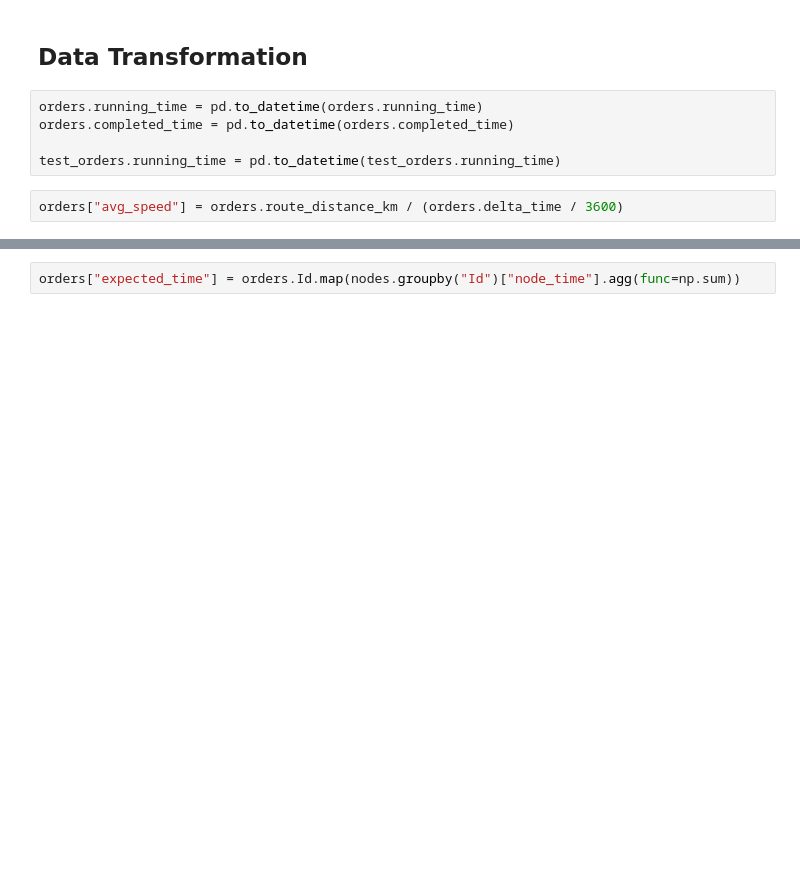
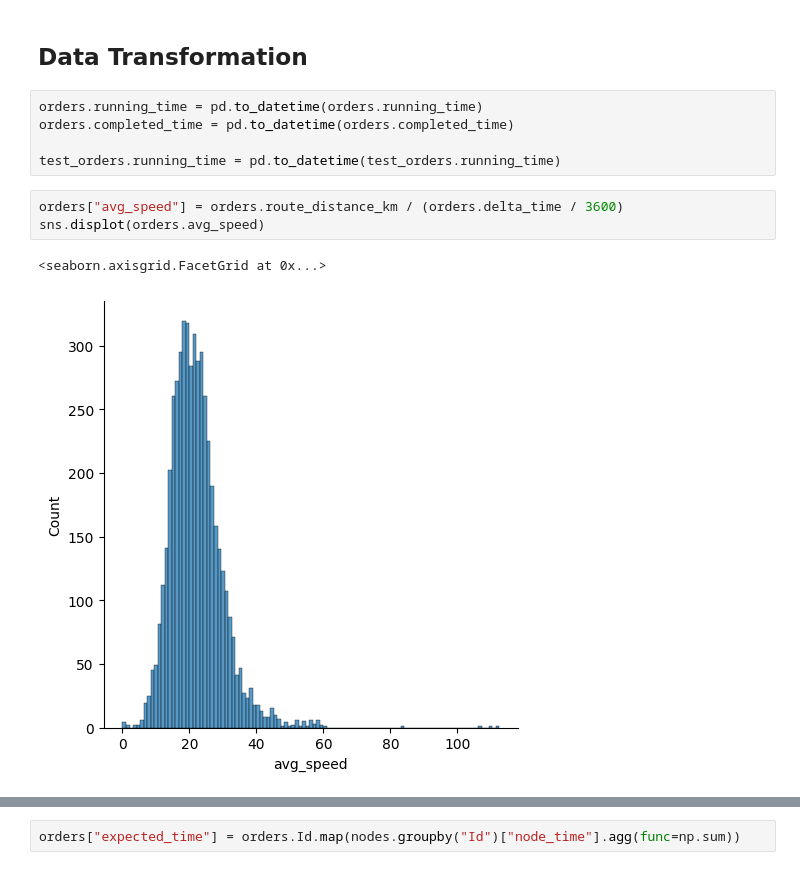
Before and after one commit to SlivoviyBarsik/INT20H-lazy_lizard, a Jupyter notebook: analysis.ipynb, the cells around one changed output, grey strips where cells are left out. Cells and saved outputs as stored; diff of their text form; blank space fills up the shorter version.

```diff
--- a/analysis.ipynb
+++ b/analysis.ipynb
@@ -20,5 +20,9 @@ orders.completed_time = pd.to_datetime(orders.completed_time)
 test_orders.running_time = pd.to_datetime(test_orders.running_time)
 # %%
 orders["avg_speed"] = orders.route_distance_km / (orders.delta_time / 3600)
+sns.displot(orders.avg_speed)
+# %% [output]
+<seaborn.axisgrid.FacetGrid at 0x...>
+[figure, added]
 # %%
 nodes["node_time"] = nodes.distance / ((5 / 18) * nodes.speed)
```
Also changed, not shown: parts of 17 cells of this notebook, 11 other files.
